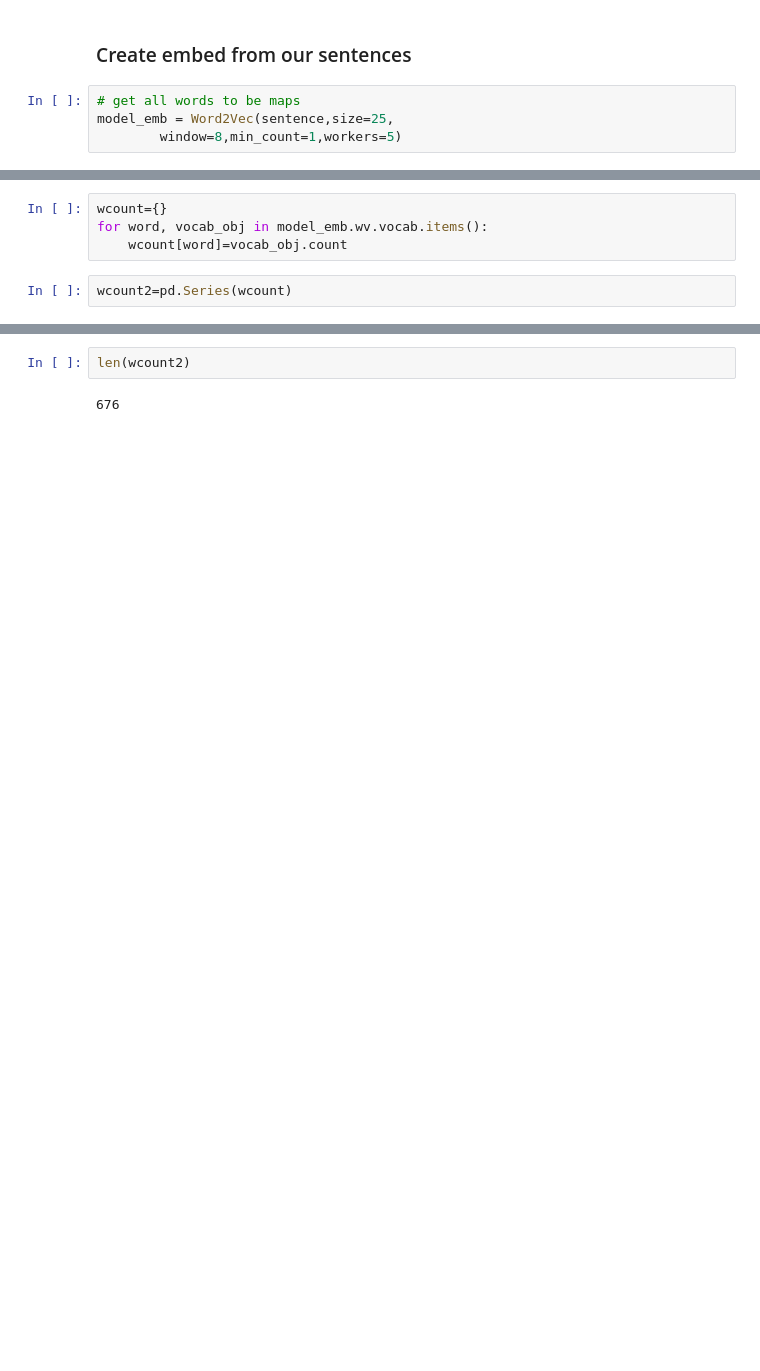
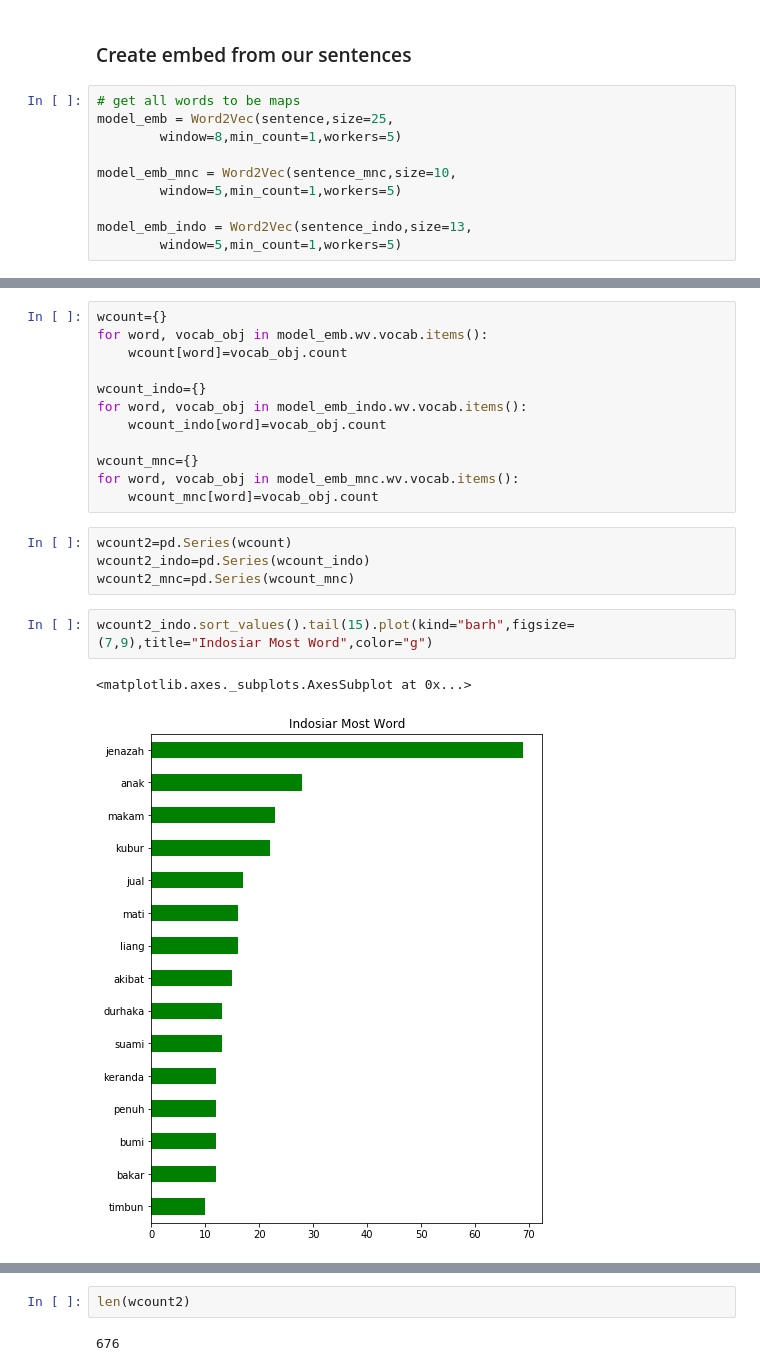
Before and after one commit to alamhanz/azab_data_analysis, a Jupyter notebook: notebook/Analyze.ipynb, the cells around one changed output, grey strips where cells are left out. Drawn from its saved outputs; the diff is of its cells as text; blank space fills up the shorter version.

```diff
--- a/notebook/Analyze.ipynb
+++ b/notebook/Analyze.ipynb
@@ -85,3 +101,9 @@ dtx.sample(10)
 # get all words to be maps
 model_emb = Word2Vec(sentence,size=25,
         window=8,min_count=1,workers=5)
+
+model_emb_mnc = Word2Vec(sentence_mnc,size=10,
+        window=5,min_count=1,workers=5)
+
+model_emb_indo = Word2Vec(sentence_indo,size=13,
+        window=5,min_count=1,workers=5)
@@ -116,5 +123,20 @@ model_emb.corpus_total_words
 wcount={}
 for word, vocab_obj in model_emb.wv.vocab.items():
     wcount[word]=vocab_obj.count
+
+wcount_indo={}
+for word, vocab_obj in model_emb_indo.wv.vocab.items():
+    wcount_indo[word]=vocab_obj.count
+
+wcount_mnc={}
+for word, vocab_obj in model_emb_mnc.wv.vocab.items():
+    wcount_mnc[word]=vocab_obj.count
 # %%
 wcount2=pd.Series(wcount)
+wcount2_indo=pd.Series(wcount_indo)
+wcount2_mnc=pd.Series(wcount_mnc)
+# %%
+wcount2_indo.sort_values().tail(15).plot(kind="barh",figsize=(7,9),title="Indosiar Most Word",color="g")
+# %% [output]
+<matplotlib.axes._subplots.AxesSubplot at 0x...>
+[figure, added]
```
Also changed, not shown: parts of 40 cells of this notebook, 3 other files.
